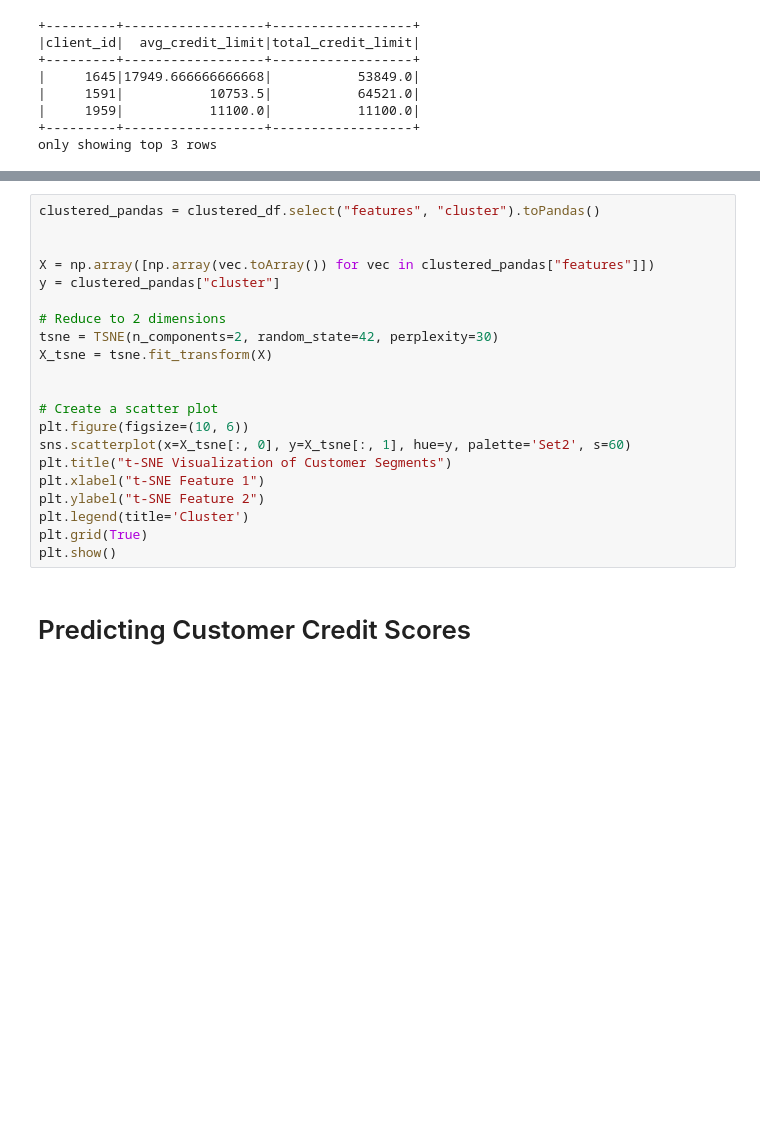
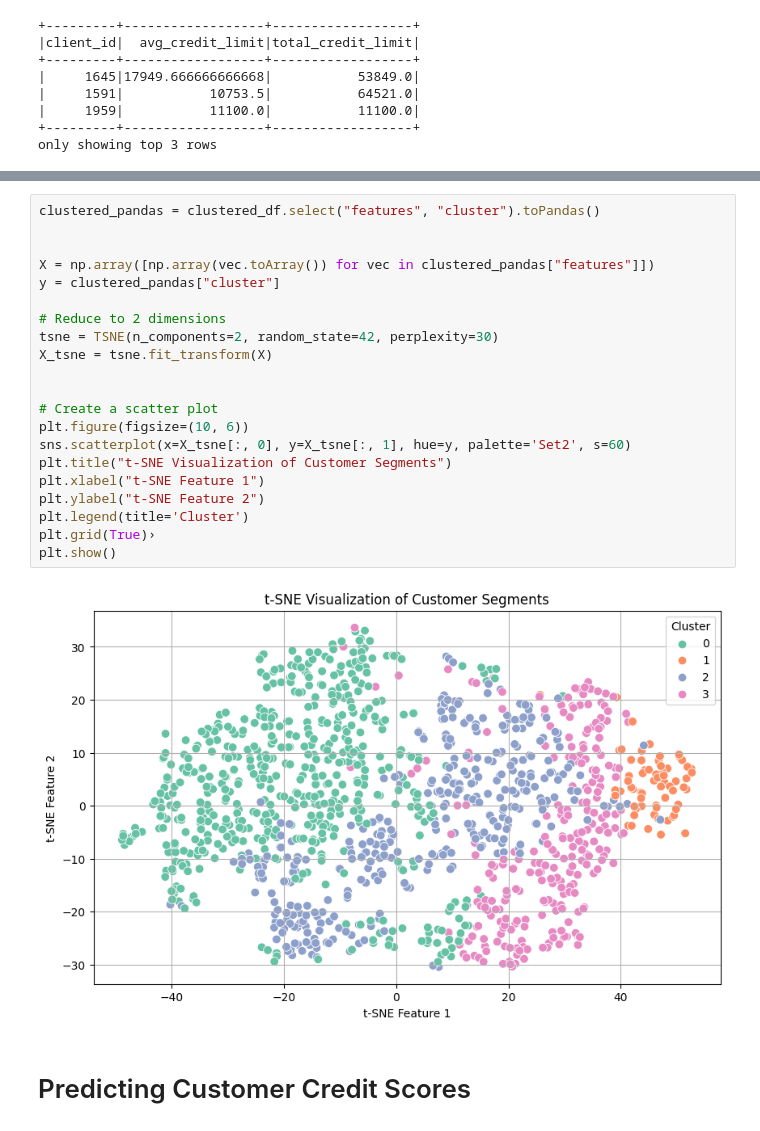
Before and after one commit to Sara-Gamal12/Transaction-Classification-and-Analysis, a Jupyter notebook: Users EDA.ipynb, the cells around one changed output, grey strips where cells are left out. Cells and saved outputs as stored; diff of their text form; blank space fills up the shorter version.

```diff
--- a/Users EDA.ipynb
+++ b/Users EDA.ipynb
@@ -499,24 +564,26 @@ plt.show()
 # %%
 clustered_pandas = clustered_df.select("features", "cluster").toPandas()
 
 
 X = np.array([np.array(vec.toArray()) for vec in clustered_pandas["features"]])
 y = clustered_pandas["cluster"]
 
 # Reduce to 2 dimensions
 tsne = TSNE(n_components=2, random_state=42, perplexity=30)
 X_tsne = tsne.fit_transform(X)
 
 
 # Create a scatter plot
 plt.figure(figsize=(10, 6))
 sns.scatterplot(x=X_tsne[:, 0], y=X_tsne[:, 1], hue=y, palette='Set2', s=60)
 plt.title("t-SNE Visualization of Customer Segments")
 plt.xlabel("t-SNE Feature 1")
 plt.ylabel("t-SNE Feature 2")
 plt.legend(title='Cluster')
-plt.grid(True)
+plt.grid(True)›
 plt.show()
+# %% [output]
+[figure, added]
 # %% [markdown]
 # Predicting Customer Credit Scores
 # %%
```
Also changed, not shown: parts of 17 cells of this notebook.
